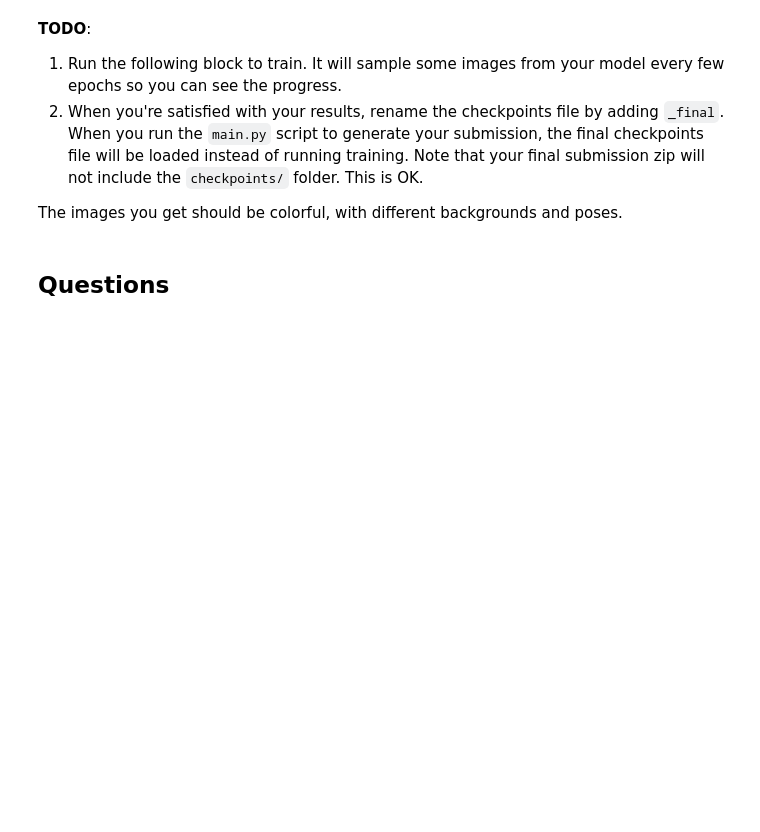
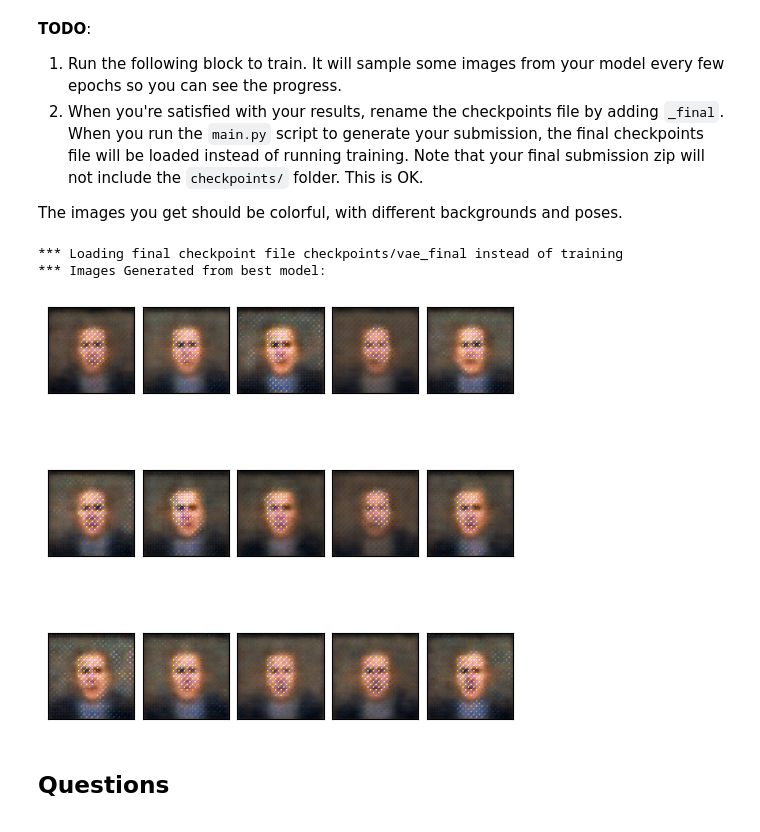
Before and after one commit to Guyllevy/deep_learning_hw3, a Jupyter notebook: Part2_VAE.ipynb, the cells around one changed output. Cells and saved outputs as stored; diff of their text form; code cells hidden in the pictures; blank space fills up the shorter version.

```diff
--- a/Part2_VAE.ipynb
+++ b/Part2_VAE.ipynb
@@ -453,28 +498,32 @@ The images you get should be colorful, with different backgrounds and poses.
 # %%
 import IPython.display
 
 def post_epoch_fn(epoch, train_result, test_result, verbose):
     # Plot some samples if this is a verbose epoch
     if verbose:
         samples = vae.sample(n=5)
         fig, _ = plot.tensors_as_images(samples, figsize=(6,2))
         IPython.display.display(fig)
         plt.close(fig)
 
 if os.path.isfile(f'{checkpoint_file_final}.pt'):
     print(f'*** Loading final checkpoint file {checkpoint_file_final} instead of training')
     checkpoint_file = checkpoint_file_final
 else:
     res = trainer.fit(dl_train, dl_test,
-                      num_epochs=200, early_stopping=20, print_every=10,
+                      num_epochs=200, early_stopping=200, print_every=10,
                       checkpoints=checkpoint_file,
                       post_epoch_fn=post_epoch_fn)
 
 # Plot images from best model
 saved_state = torch.load(f'{checkpoint_file}.pt', map_location=device)
 vae_dp.load_state_dict(saved_state['model_state'])
 print('*** Images Generated from best model:')
 fig, _ = plot.tensors_as_images(vae_dp.module.sample(n=15), nrows=3, figsize=(6,6))
+# %% [output]
+*** Loading final checkpoint file checkpoints/vae_final instead of training
+*** Images Generated from best model:
+[figure, added]
 # %% [markdown]
 ## Questions
 <a id=part2_7></a>
```
Also changed, not shown: parts of 13 cells of this notebook, 4 other files.
